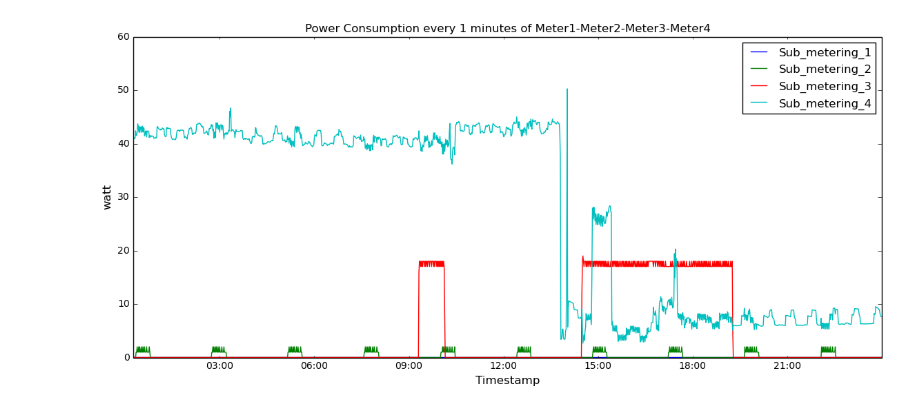
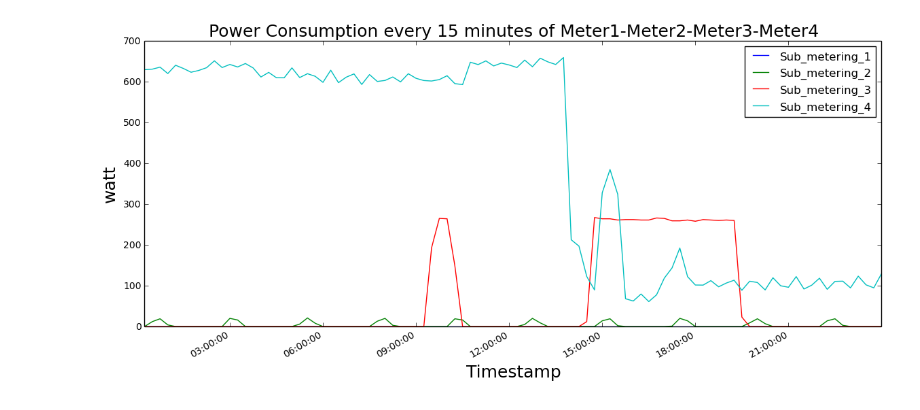
Before and after one commit to Pepownsn/lab, a Jupyter notebook: criterion2/paper_plot.ipynb, the cells around one changed output. Drawn from its saved outputs; the diff is of its cells as text; code cells hidden in the pictures.

```diff
--- a/criterion2/paper_plot.ipynb
+++ b/criterion2/paper_plot.ipynb
@@ -23,13 +23,13 @@ import numpy as np
 
 conn = MySQLdb.connect("localhost","conn","hems")
 cursor = conn.cursor()
-query = "SELECT Timestamp,Sub_metering_1,Sub_metering_2,Sub_metering_3,Sub_metering_4 FROM prediction.data1min WHERE Timestamp >= '%s'   AND TimeStamp <= '%s';"% ("2007-01-01 00:14:59","2007-01-01 23:59:59")
+query = "SELECT Timestamp,Sub_metering_1,Sub_metering_2,Sub_metering_3,Sub_metering_4 FROM prediction.data15min_4y WHERE Timestamp >= '%s'   AND TimeStamp <= '%s';"% ("2007-01-01 00:14:59","2007-01-01 23:59:59")
 df = pd.read_sql(query, conn , index_col=['Timestamp'])
 
 fig, ax = plt.subplots(figsize=(14, 6))
-ax.set_title('Power Consumption every 1 minutes of Meter1-Meter2-Meter3-Meter4', fontsize=12)
-plt.xlabel('Timestamp', fontsize=12)
-plt.ylabel('watt', fontsize=12)
+ax.set_title('Power Consumption every 15 minutes of Meter1-Meter2-Meter3-Meter4', fontsize=18)
+plt.xlabel('Timestamp', fontsize=18)
+plt.ylabel('watt', fontsize=18)
 df.plot(ax=ax)
 plt.show()
 
@@ -39,31 +39,31 @@ plt.show()
 # fig.subplots_adjust(top=0.85)
 # ax.set_title('Power Consumption every 15 minutes of Meter1-Meter2-Meter3-Meter4')
 
 # query = "SELECT Timestamp, active_power FROM prediction.data15min_4y WHERE Timestamp >= '%s'   AND TimeStamp <= '%s';"% ("2007-02-15 00:00:00","2007-02-15 23:59:59")
 # fig = plt.figure()
 # ax = Axes3D(fig)
 # w = df.Sub_metering_1
 # x = df.Sub_metering_2
 # y = df.Sub_metering_3
 # z = df.Sub_metering_4
 # verts = [zip(w,x, y,z)]
 # # print verts
 # # ax.add_collection3d(PolyCollection(verts))
 # # plt.show()
 # def cc(arg):
 #     return mcolors.to_rgba(arg, alpha=0.6)
 
 # poly = PolyCollection(verts, facecolors=[cc('r'), cc('g'), cc('b'),
 #                                          cc('y')])
 # poly.set_alpha(0.7)
 # ax.add_collection3d(poly, zs=zs, zdir='y')
 
 # ax.set_xlabel('X')
 # ax.set_xlim3d(0, 200)
 # ax.set_ylabel('Y')
 # ax.set_ylim3d(-1, 5)
 # ax.set_zlabel('Z')
 # ax.set_zlim3d(0, 1000)
 # plt.show()
 # %% [output]
-[figure, old version]
+[figure, new version]
```
Also changed, not shown: 3 other files.
